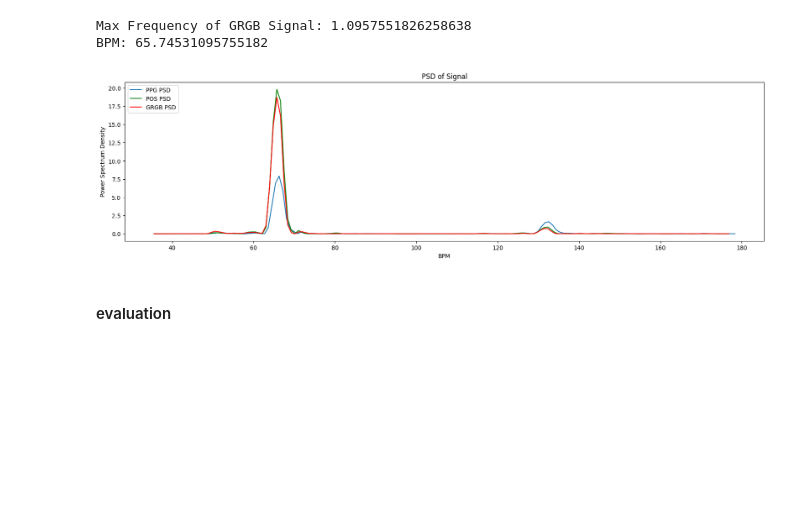
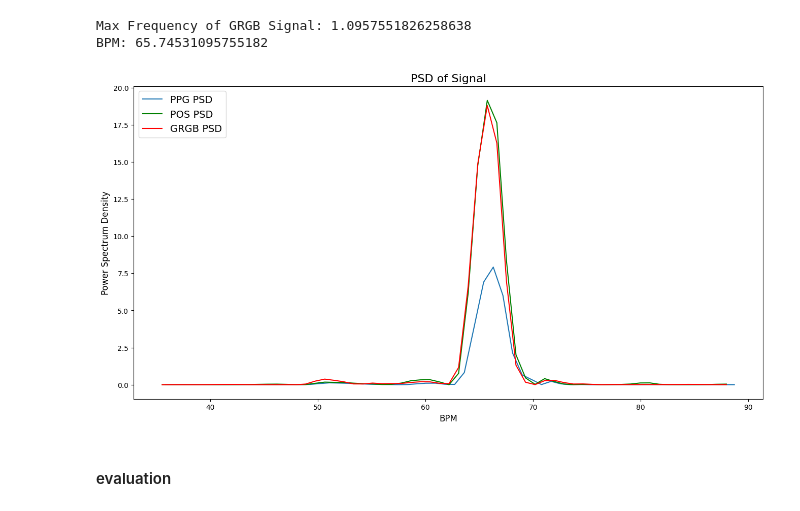
Before and after one commit to Ren1100/remote-PPG, a Jupyter notebook: test.ipynb, the cells around one changed output. Saved outputs shown, nothing was run; the diff lists cells and outputs as text; code cells hidden in the pictures; blank space fills up the shorter version.

```diff
--- a/test.ipynb
+++ b/test.ipynb
@@ -116,9 +116,9 @@ while i_cnt >= idx_frame_start and i_cnt <= idx_frame_end:
             cv2.circle(resized_frame, (x, y), 2, (0, 0, 255), -1)
 
         # Display the masked face result
-        frame_toshow = cv2.cvtColor(resized_frame, cv2.COLOR_BGR2RGB)
-        plt.imshow(frame_toshow)
-        plt.show()
+        # frame_toshow = cv2.cvtColor(resized_frame, cv2.COLOR_BGR2RGB)
+        # plt.imshow(frame_toshow)
+        # plt.show()
 
         # If face pixels are found, calculate the mean RGB values in the face region
         if n_facepixels > 0:
@@ -133,7 +133,7 @@ while i_cnt >= idx_frame_start and i_cnt <= idx_frame_end:
                 mean_rgb = np.vstack((mean_rgb, np.array([mean_r, mean_g, mean_b])))
 
     # Increment frame counters
-    break
+    # break
     f_cnt += 1
     i_cnt += 1
 # %% [output]
@@ -1001,19 +992,19 @@ BPM: 65.74531095755182
 # %%
 BPM_PPG = freq_PPG * 60
 BPM_rPPG = freq_rPPG * 60
 BPM_GRGB = freq_GRGB * 60
 
-plt.figure(figsize=(20,5))
-plt.plot(BPM_PPG[40:200], psd_PPG[40:200], label = 'PPG PSD')
-plt.plot(BPM_rPPG[40:200], psd_rPPG[40:200], 'g', label = 'POS PSD' )
-plt.plot(BPM_GRGB[40:200], psd_GRGB[40:200], 'r', label = 'GRGB PSD')
-plt.title("PSD of Signal")
-plt.xlabel("BPM")
-plt.ylabel("Power Spectrum Density")
-plt.legend(loc="upper left")
+plt.figure(figsize=(16,8))
+plt.plot(BPM_PPG[40:100], psd_PPG[40:100], label = 'PPG PSD')
+plt.plot(BPM_rPPG[40:100], psd_rPPG[40:100], 'g', label = 'POS PSD' )
+plt.plot(BPM_GRGB[40:100], psd_GRGB[40:100], 'r', label = 'GRGB PSD')
+plt.title("PSD of Signal", fontsize=16)
+plt.xlabel("BPM", fontsize=12)
+plt.ylabel("Power Spectrum Density", fontsize=12)
+plt.legend(loc="upper left", fontsize=14)
 plt.show()
 # %% [output]
-[figure, old version]
+[figure, new version]
 # %% [markdown]
 #### evaluation
 # %%
```
Also changed, not shown: parts of 16 cells of this notebook, 1 other file.
